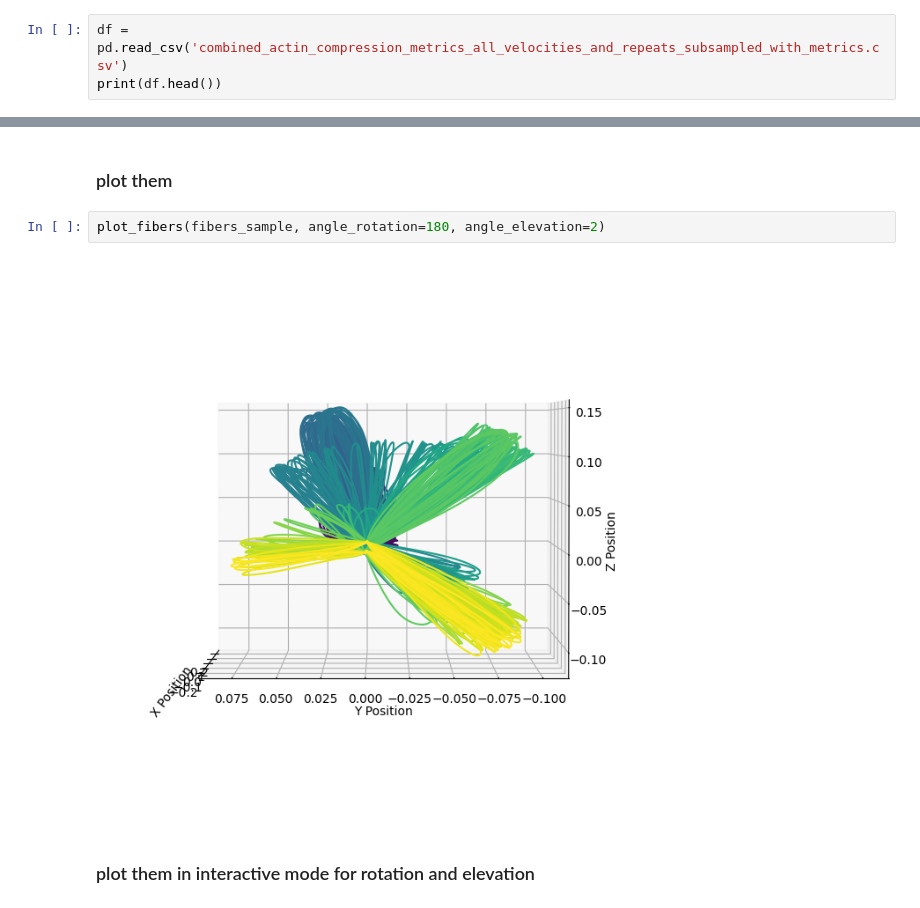
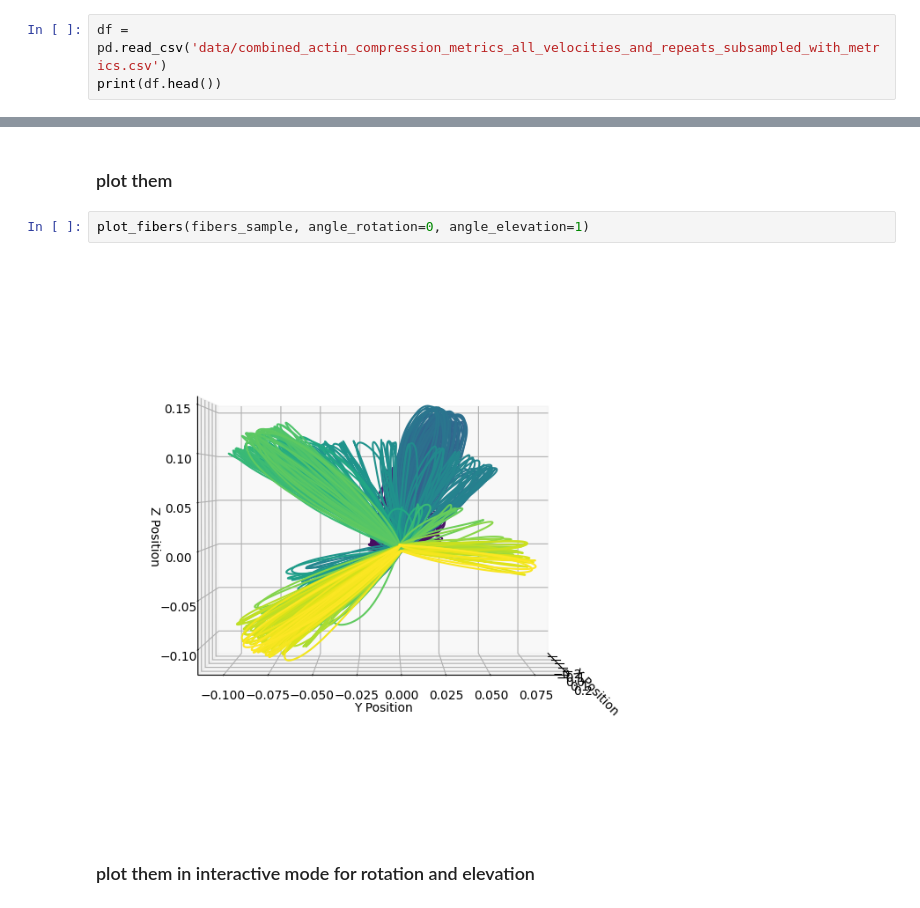
Before and after one commit to eagmon/notebook_tests, a Jupyter notebook: fibers_align.ipynb, the cells around one changed output, grey strips where cells are left out. Cells and saved outputs as stored; diff of their text form.

```diff
--- a/fibers_align.ipynb
+++ b/fibers_align.ipynb
@@ -15,7 +19,7 @@ from IPython.display import display
 # %% [markdown]
 ## load the data
 # %%
-df = pd.read_csv('combined_actin_compression_metrics_all_velocities_and_repeats_subsampled_with_metrics.csv')
+df = pd.read_csv('data/combined_actin_compression_metrics_all_velocities_and_repeats_subsampled_with_metrics.csv')
 print(df.head())
 # %% [output]
    Unnamed: 0.1  Unnamed: 0  monomer_ids  time  velocity  repeat simulator  \
@@ -204,9 +263,9 @@ fibers_sample = [fibers_dict[fiber_id] for fiber_id in fiber_ids]
 # %% [markdown]
 ### plot them
 # %%
-plot_fibers(fibers_sample, angle_rotation=180, angle_elevation=2)
+plot_fibers(fibers_sample, angle_rotation=0, angle_elevation=1)
 # %% [output]
-[figure, old version]
+[figure, new version]
 # %% [markdown]
 ### plot them in interactive mode for rotation and elevation
 # %%
```
Also changed, not shown: parts of 7 cells of this notebook.
